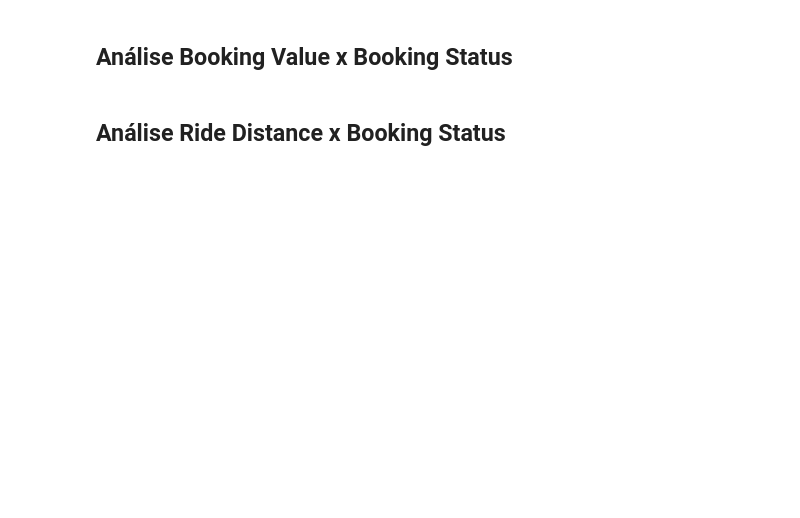
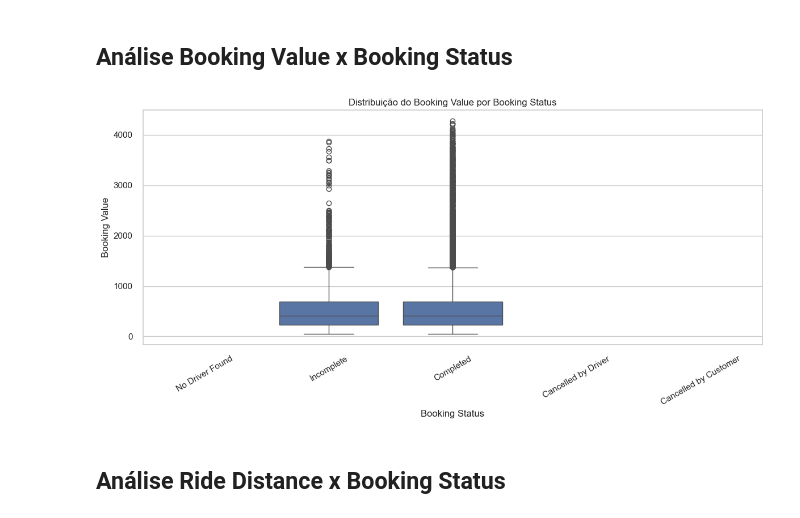
Before and after one commit to guivilela7/Uber-Data-Analytics, a Jupyter notebook: Data Layer/raw/analytics.ipynb, the cells around one changed output. Cells and saved outputs as stored; diff of their text form; code cells hidden in the pictures; blank space fills up the shorter version.

```diff
--- a/Data Layer/raw/analytics.ipynb
+++ b/Data Layer/raw/analytics.ipynb
@@ -529,4 +607,20 @@ plt.show()
 # %% [markdown]
 ## Análise Booking Value x Booking Status
+# %%
+plt.figure(figsize=(12, 6))
+sns.boxplot(
+    data=df_raw_temp,
+    x='Booking Status',
+    y='Booking Value'
+)
+
+plt.title('Distribuição do Booking Value por Booking Status')
+plt.xlabel('Booking Status')
+plt.ylabel('Booking Value')
+plt.xticks(rotation=30)
+plt.tight_layout()
+plt.show()
+# %% [output]
+[figure, added]
 # %% [markdown]
 ## Análise Ride Distance x Booking Status
```
Also changed, not shown: parts of 12 cells of this notebook.
